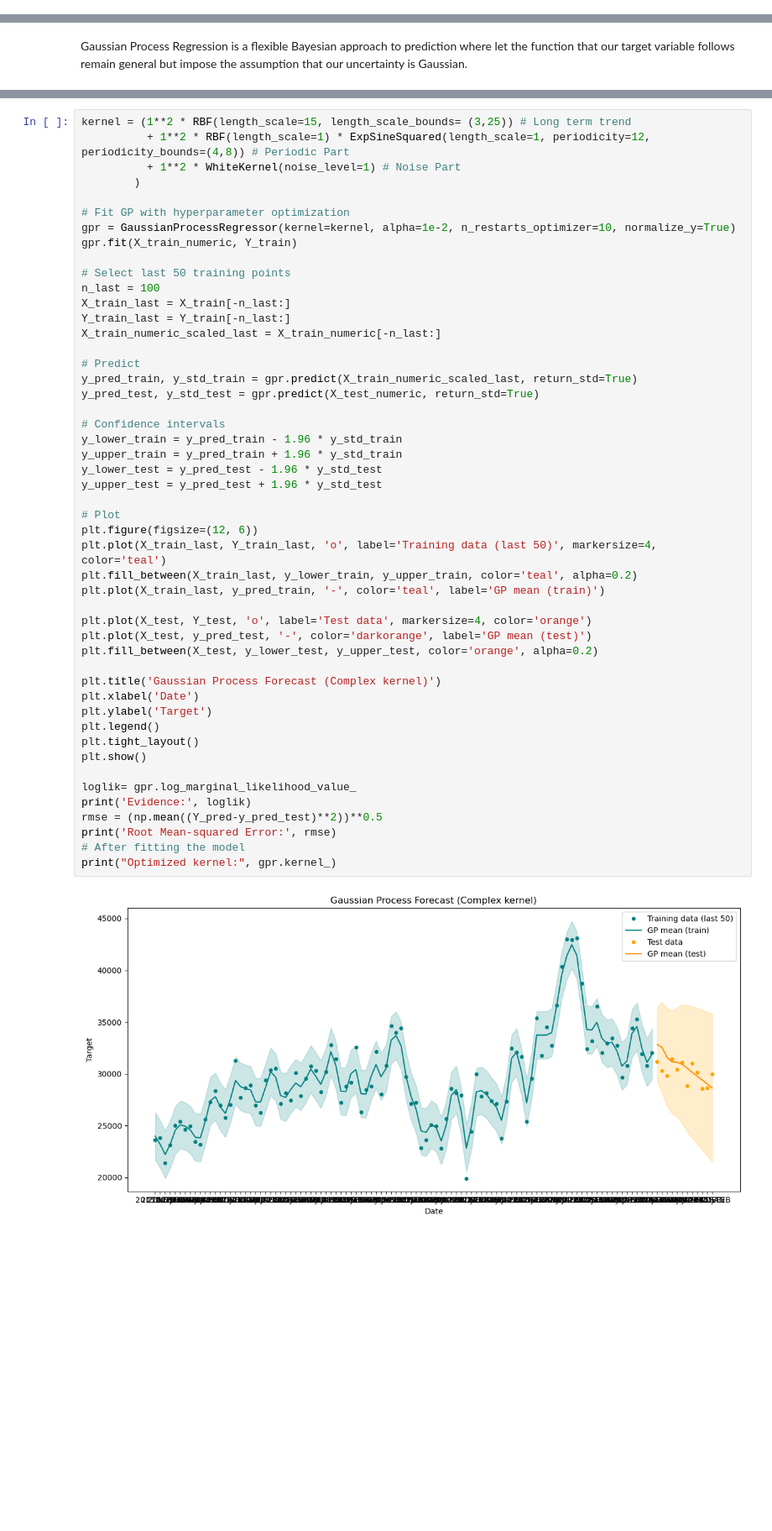
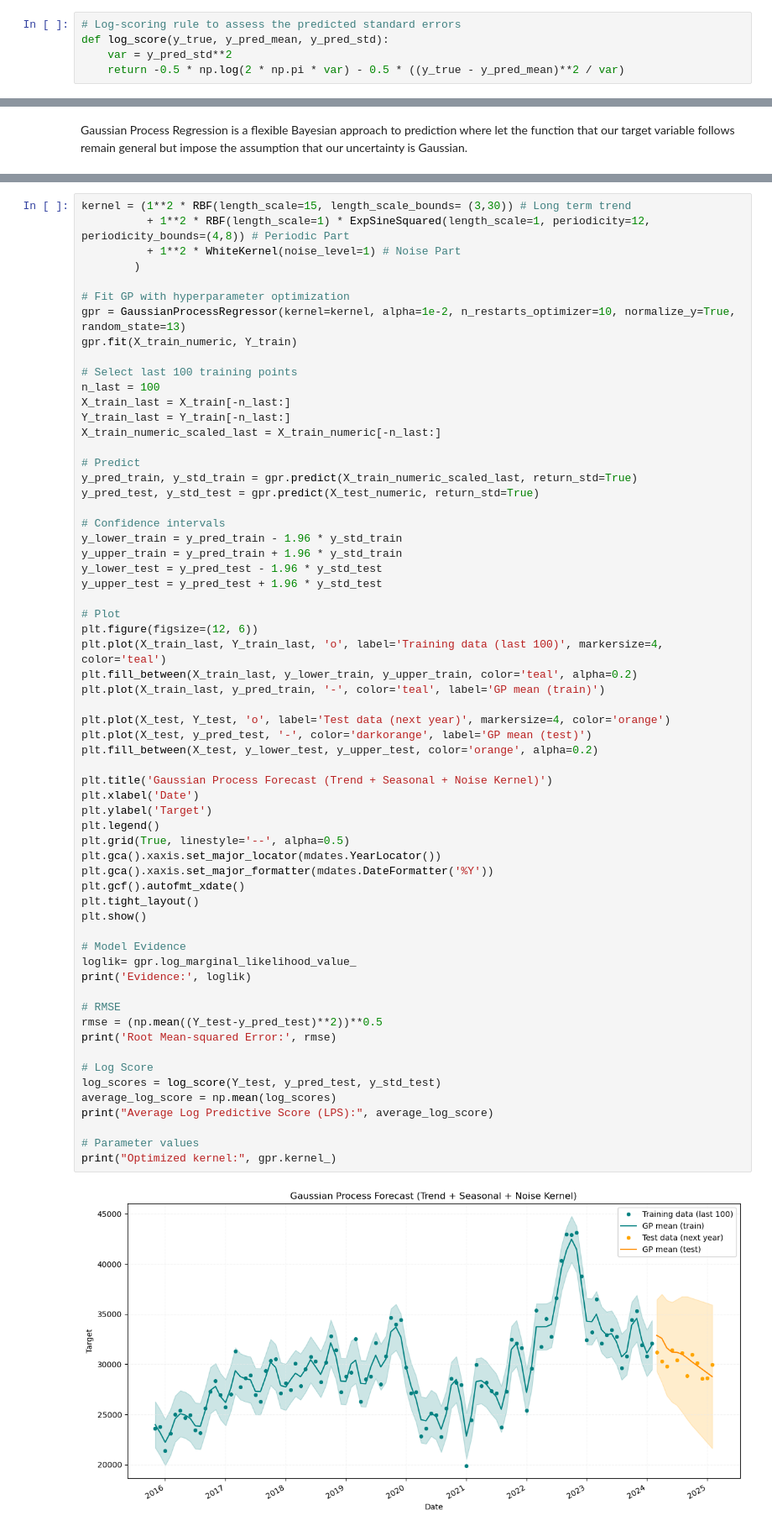
Before and after one commit to charlieollerenshaw/st451-project, a Jupyter notebook: tradebalanceregression.ipynb, the cells around one changed output, grey strips where cells are left out. Shown at 84% size. Saved outputs shown, nothing was run; the diff lists cells and outputs as text; blank space fills up the shorter version.

```diff
--- a/tradebalanceregression.ipynb
+++ b/tradebalanceregression.ipynb
@@ -182,6 +242,11 @@ plt.ylabel('Value')
 (4807.553572958769, 0.0, 1.0714095973847177, 21.690603261749747)
 Text(0, 0.5, 'Value')
 [figure]
+# %%
+# Log-scoring rule to assess the predicted standard errors
+def log_score(y_true, y_pred_mean, y_pred_std):
+    var = y_pred_std**2
+    return -0.5 * np.log(2 * np.pi * var) - 0.5 * ((y_true - y_pred_mean)**2 / var)
 # %%
 import matplotlib.pyplot as plt
 
@@ -783,14 +446,14 @@ Optimized kernel: 0.00841**2 * DotProduct(sigma_0=159) + RBF(length_scale=8.51)
 # %%
-kernel = (1**2 * RBF(length_scale=15, length_scale_bounds= (3,25)) # Long term trend
+kernel = (1**2 * RBF(length_scale=15, length_scale_bounds= (3,30)) # Long term trend
           + 1**2 * RBF(length_scale=1) * ExpSineSquared(length_scale=1, periodicity=12, periodicity_bounds=(4,8)) # Periodic Part
           + 1**2 * WhiteKernel(noise_level=1) # Noise Part
         )
 
 # Fit GP with hyperparameter optimization
-gpr = GaussianProcessRegressor(kernel=kernel, alpha=1e-2, n_restarts_optimizer=10, normalize_y=True)
+gpr = GaussianProcessRegressor(kernel=kernel, alpha=1e-2, n_restarts_optimizer=10, normalize_y=True, random_state=13)
 gpr.fit(X_train_numeric, Y_train)
 
-# Select last 50 training points
+# Select last 100 training points
 n_last = 100
 X_train_last = X_train[-n_last:]
 Y_train_last = Y_train[-n_last:]
@@ -798,36 +461,49 @@ X_train_numeric_scaled_last = X_train_numeric[-n_last:]
 
 # Predict
 y_pred_train, y_std_train = gpr.predict(X_train_numeric_scaled_last, return_std=True)
 y_pred_test, y_std_test = gpr.predict(X_test_numeric, return_std=True)
 
 # Confidence intervals
 y_lower_train = y_pred_train - 1.96 * y_std_train
 y_upper_train = y_pred_train + 1.96 * y_std_train
 y_lower_test = y_pred_test - 1.96 * y_std_test
 y_upper_test = y_pred_test + 1.96 * y_std_test
 
 # Plot
 plt.figure(figsize=(12, 6))
-plt.plot(X_train_last, Y_train_last, 'o', label='Training data (last 50)', markersize=4, color='teal')
+plt.plot(X_train_last, Y_train_last, 'o', label='Training data (last 100)', markersize=4, color='teal')
 plt.fill_between(X_train_last, y_lower_train, y_upper_train, color='teal', alpha=0.2)
 plt.plot(X_train_last, y_pred_train, '-', color='teal', label='GP mean (train)')
 
-plt.plot(X_test, Y_test, 'o', label='Test data', markersize=4, color='orange')
+plt.plot(X_test, Y_test, 'o', label='Test data (next year)', markersize=4, color='orange')
 plt.plot(X_test, y_pred_test, '-', color='darkorange', label='GP mean (test)')
 plt.fill_between(X_test, y_lower_test, y_upper_test, color='orange', alpha=0.2)
 
-plt.title('Gaussian Process Forecast (Complex kernel)')
+plt.title('Gaussian Process Forecast (Trend + Seasonal + Noise Kernel)')
 plt.xlabel('Date')
 plt.ylabel('Target')
 plt.legend()
+plt.grid(True, linestyle='--', alpha=0.5)
+plt.gca().xaxis.set_major_locator(mdates.YearLocator())
+plt.gca().xaxis.set_major_formatter(mdates.DateFormatter('%Y'))
+plt.gcf().autofmt_xdate()
 plt.tight_layout()
 plt.show()
 
+# Model Evidence
 loglik= gpr.log_marginal_likelihood_value_
 print('Evidence:', loglik)
-rmse = (np.mean((Y_pred-y_pred_test)**2))**0.5
+
+# RMSE
+rmse = (np.mean((Y_test-y_pred_test)**2))**0.5
 print('Root Mean-squared Error:', rmse)
-# After fitting the model
+
+# Log Score
+log_scores = log_score(Y_test, y_pred_test, y_std_test)
+average_log_score = np.mean(log_scores)
+print("Average Log Predictive Score (LPS):", average_log_score)
+
+# Parameter values
 print("Optimized kernel:", gpr.kernel_)
 # %% [output]
-[figure, old version]
+[figure, new version]
```
Also changed, not shown: parts of 32 cells of this notebook.
